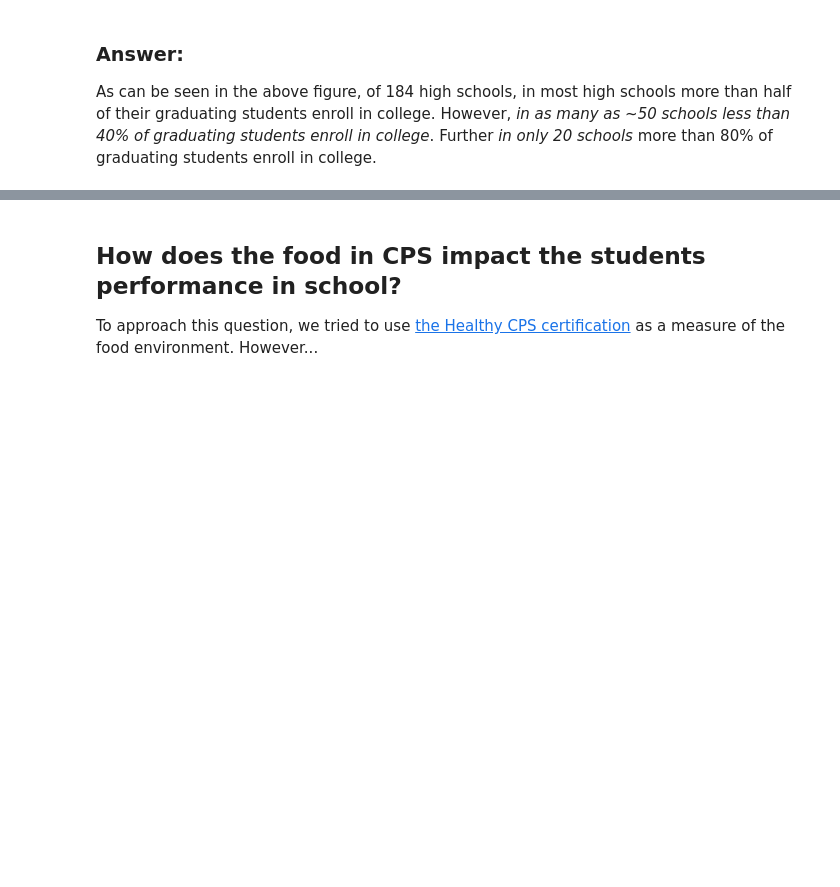
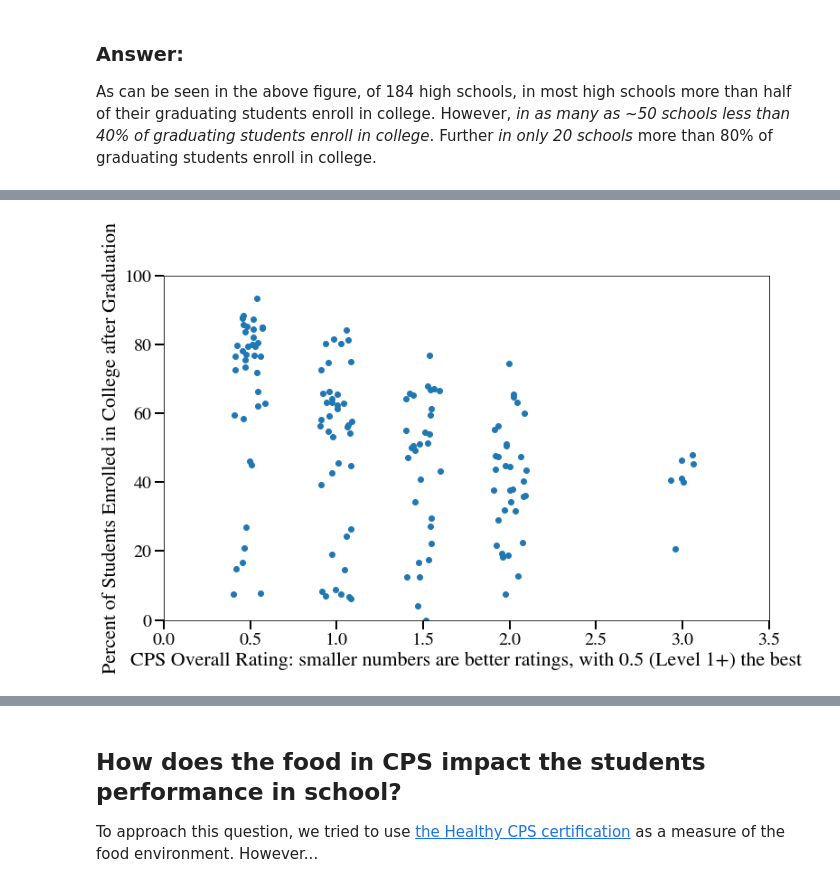
Before and after one commit to avault/chicago_public_schools, a Jupyter notebook: analyses/analysis_setup.ipynb, the cells around one changed output, grey strips where cells are left out. Cells and saved outputs as stored; diff of their text form; code cells hidden in the pictures; blank space fills up the shorter version.

```diff
--- a/analyses/analysis_setup.ipynb
+++ b/analyses/analysis_setup.ipynb
@@ -124,0 +61,23 @@ scatter_plot( combined_df, 'Student_Attainment_Rating_Int',  'College_Enrollment
+# %%
+overall_rating_mapping = {
+    'Inability to Rate': -1,
+    'Level 3': 3.,
+    'Level 3+': 2.5,
+    'Level 2': 2.,
+    'Level 2+': 1.5,
+    'Level 1': 1.,
+    'Level 1+': 0.5,
+}
+analysis_helper.scatter_plot(
+    combined_df,
+    'Overall_Rating',
+    'College_Enrollment_School_Pct_Year_2',
+    x_mapping = overall_rating_mapping,
+    x_label = 'CPS Overall Rating: smaller numbers are better ratings, with 0.5 (Level 1+) the best',
+    y_label = 'Percent of Students Enrolled in College after Graduation',
+    jitter = 0.1,
+    x_lim = [ 0., 3.5 ],
+    y_lim = [ 0, 100 ],
+)
+# %% [output]
+[figure, added]
```
Also changed, not shown: parts of 45 cells of this notebook, 1 other file.
